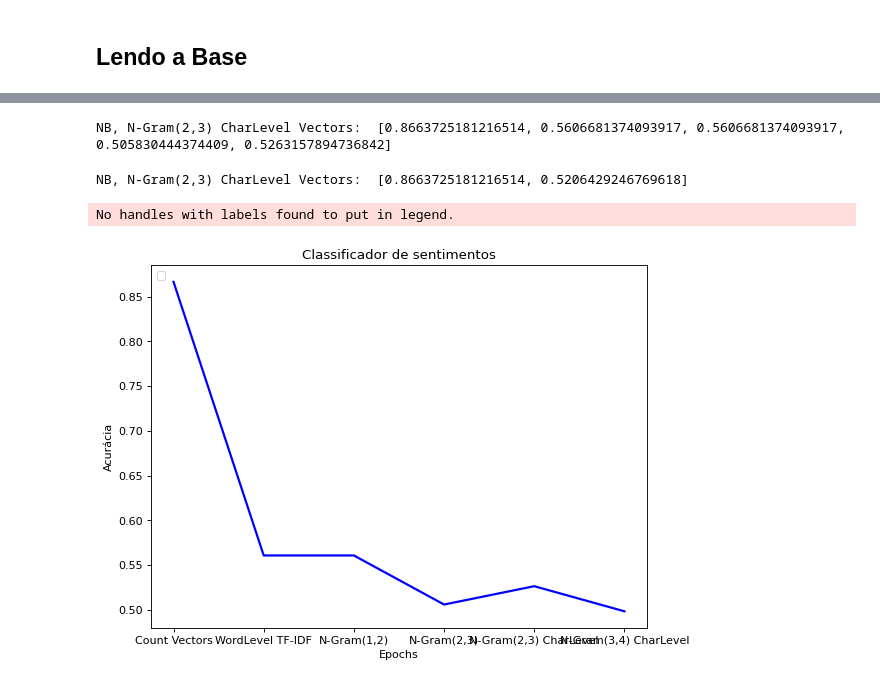
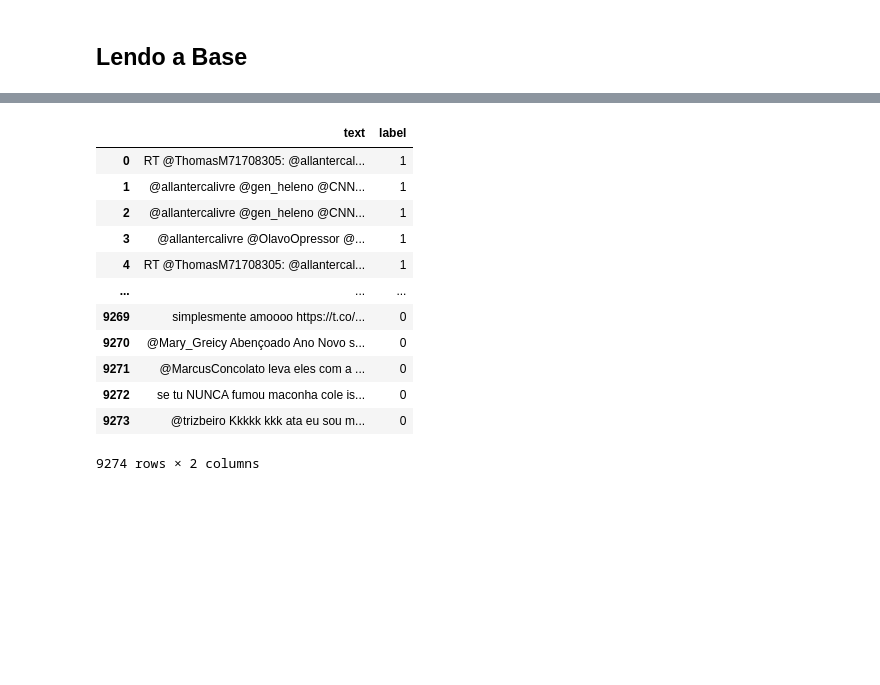
Before and after one commit to LuanPCunha/TCC, a Jupyter notebook: Treinamento_NaiveBayes.ipynb, the cells around one changed output, grey strips where cells are left out. Saved outputs shown, nothing was run; the diff lists cells and outputs as text; code cells hidden in the pictures; blank space fills up the shorter version.

```diff
--- a/Treinamento_NaiveBayes.ipynb
+++ b/Treinamento_NaiveBayes.ipynb
@@ -200,46 +92,12 @@ NB, N-Gram(2,3) Vectors:  [0.8663725181216514, 0.5606681374093917, 0.56066813740
-# %%
-# characters level tf-idf
-tfidf_vect_ngram_chars = TfidfVectorizer(analyzer='char', token_pattern=r'\w{1,}', ngram_range=(2,3), max_features=max_text_length)
-X = tfidf_vect_ngram_chars.fit_transform(text_column)
-
-train_x, valid_x, train_y, valid_y = model_selection.train_test_split(X, output_label, test_size=0.3, random_state=42)
-
-# Naive Bayes on Character Level TF IDF Vectors
-accuracy.append(train_model(naive_bayes.MultinomialNB(), train_x, train_y, valid_x))
-print ("NB, N-Gram(2,3) CharLevel Vectors: ", accuracy)
-# %% [output]
-NB, N-Gram(2,3) CharLevel Vectors:  [0.8663725181216514, 0.5606681374093917, 0.5606681374093917, 0.505830444374409, 0.5263157894736842]
-# %%
-# characters level tf-idf
-tfidf_vect_ngram_chars = TfidfVectorizer(analyzer='char', token_pattern=r'\w{1,}', ngram_range=(1,120), max_features=max_text_length)
-X = tfidf_vect_ngram_chars.fit_transform(text_column)
-
-train_x, valid_x, train_y, valid_y = model_selection.train_test_split(X, output_label, test_size=0.3, random_state=2)
-
-# Naive Bayes on Character Level TF IDF Vectors
-accuracy.append(train_model(naive_bayes.MultinomialNB(), train_x, train_y, valid_x))
-print ("NB, N-Gram(2,3) CharLevel Vectors: ", accuracy)
-# %% [output]
-NB, N-Gram(2,3) CharLevel Vectors:  [0.8663725181216514, 0.5206429246769618]
-# %%
-#  # Plot
-# plt.figure()
-# plt.plot(hist.history['loss'], lw=2.0, color='b', label='train')
-# plt.plot(hist.history['val_loss'], lw=2.0, color='r', label='val')
-# plt.title('Classificador de sentimentos')
-# plt.xlabel('Epochs')
-# plt.ylabel('Cross-Entropy')
-# plt.legend(loc='upper right')
-# plt.show()
-y = ['Count Vectors','WordLevel TF-IDF','N-Gram(1,2)','N-Gram(2,3)','N-Gram(2,3) CharLevel','N-Gram(3,4) CharLevel']
-plt.figure(figsize=(8, 6), dpi=80)
-plt.plot(y,accuracy, lw=2.0, color='b')
-#plt.plot(hist.history['val_acc'], lw=2.0, color='r', label='val')
-plt.title('Classificador de sentimentos')
-plt.xlabel('Epochs')
-plt.ylabel('Acurácia')
-plt.legend(loc='upper left')
-plt.show()
-# %% [output]
-No handles with labels found to put in legend.
-[figure, removed]
+# %%
+if BASE_NAME == 'BASE 0':
+  # PATH_BASE0_NAO_PROCESSADA  -Base0 Bruta Não processada
+  PATH_BASE = "/content/drive/MyDrive/TCC/dados/processadas/balanceadas/Base0_classificada_balanceada.csv"
+
+if BASE_NAME == 'BASE 1':
+  # PATH_BASE1_JUNTO_COM_DA_LEILA_BALANCEADA - Base1 Com StopWords
+  PATH_BASE = "/content/drive/MyDrive/TCC/dados/processadas/balanceadas/Base1JuntaHateENotHateDaLeila_balanceada.csv"
+
+if BASE_NAME == 'BASE 2':
+  # PATH_BASE2_LEILA_LIMPISSIMA_BALANCEADA - Base2 Sem StopWords
+  PATH_BASE = "/content/drive/MyDrive/TCC/dados/processadas/balanceadas/Base2_maior4_menor25_limpissima_balanceada.csv"
@@ -245,0 +112,17 @@ No handles with labels found to put in legend.
+# %%
+tweets = pd.read_csv(PATH_BASE, index_col=0)
+tweets
+# %% [output]
+|  | text | label |
+| 0 | RT @ThomasM71708305: @allantercal... | 1 |
+| 1 | @allantercalivre @gen_heleno @CNN... | 1 |
+| 2 | @allantercalivre @gen_heleno @CNN... | 1 |
+| 3 | @allantercalivre @OlavoOpressor @... | 1 |
+| 4 | RT @ThomasM71708305: @allantercal... | 1 |
+| ... | ... | ... |
+| 9269 | simplesmente amoooo https://t.co/... | 0 |
+| 9270 | @Mary_Greicy Abençoado Ano Novo s... | 0 |
+| 9271 | @MarcusConcolato leva eles com a ... | 0 |
+| 9272 | se tu NUNCA fumou maconha cole is... | 0 |
+| 9273 | @trizbeiro Kkkkk kkk ata eu sou m... | 0 |
+9274 rows × 2 columns
```
Also changed, not shown: parts of 38 cells of this notebook.
